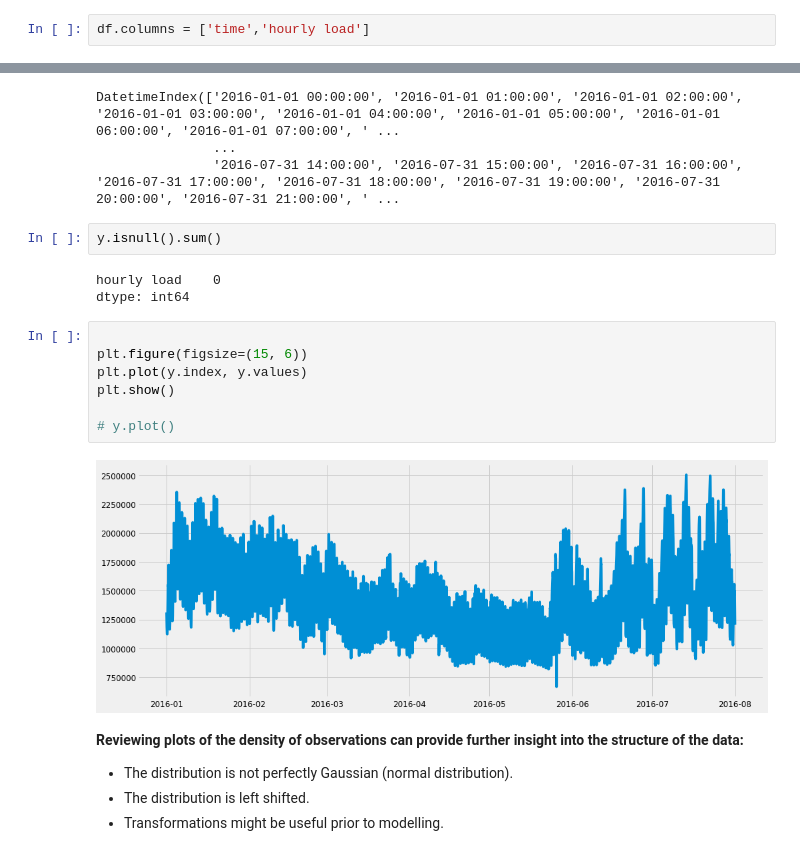
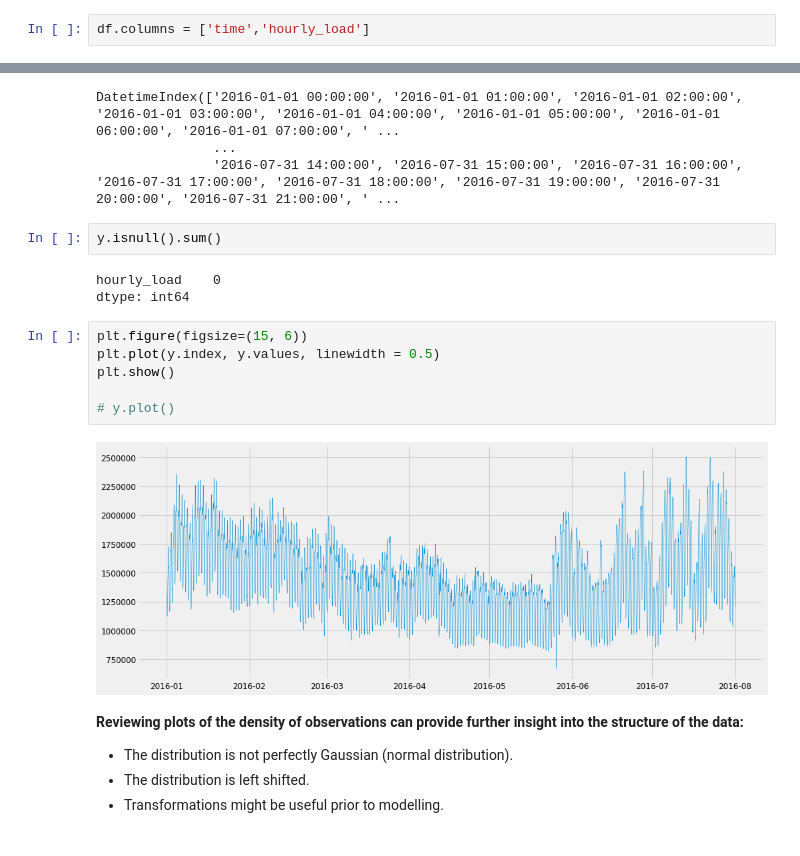
Before and after one commit to bondxue/FRE-6351-Time-Series-Anlysis, a Jupyter notebook: Final-Project/Time-Series-Final-Project.ipynb, the cells around one changed output, grey strips where cells are left out. Cells and saved outputs as stored; diff of their text form.

```diff
--- a/Final-Project/Time-Series-Final-Project.ipynb
+++ b/Final-Project/Time-Series-Final-Project.ipynb
@@ -61,7 +61,7 @@ from sklearn.metrics import mean_squared_error, r2_score, mean_absolute_error, m
 # %%
 df = pd.read_csv('hourly_load_2016.csv',header=None)
 # %%
-df.columns = ['time','hourly load']
+df.columns = ['time','hourly_load']
 # %%
 df.head(3)
 # %% [output]
@@ -133,17 +123,16 @@ DatetimeIndex(['2016-01-01 00:00:00', '2016-01-01 01:00:00', '2016-01-01 02:00:0
 # %%
 y.isnull().sum()
 # %% [output]
-hourly load    0
+hourly_load    0
 dtype: int64
 # %%
-
 plt.figure(figsize=(15, 6))
-plt.plot(y.index, y.values)
+plt.plot(y.index, y.values, linewidth = 0.5)
 plt.show()
 
 # y.plot()
 # %% [output]
-[figure, old version]
+[figure, new version]
 # %% [markdown]
 __Reviewing plots of the density of observations can provide further insight into the structure of the data:__
 - The distribution is not perfectly Gaussian (normal distribution).
```
Also changed, not shown: parts of 11 cells of this notebook.
